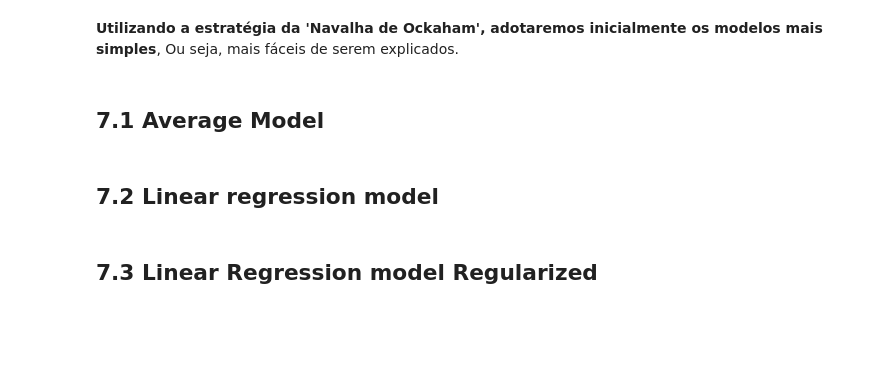
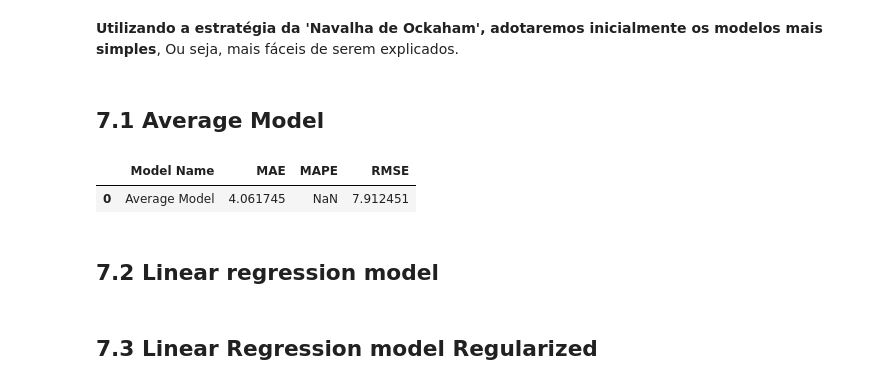
Before and after one commit to KaissonFerreira/forecast_net_revenue, a Jupyter notebook: notebooks/1.0_kf_eda.ipynb, the cells around one changed output. Cells and saved outputs as stored; diff of their text form; code cells hidden in the pictures; blank space fills up the shorter version.

Commit message:
Baseline

```diff
--- a/notebooks/1.0_kf_eda.ipynb
+++ b/notebooks/1.0_kf_eda.ipynb
@@ -535,7 +554,7 @@ df6 = df5.copy()
 * Seleção por Subset (Wrapper Methods)
 # %%
 # Filtrando variáveis dependentes
-df6 = df6.drop(columns=['week','customer_id',
+df6 = df6.drop(columns=['week',
                         'weekofyear','deductions',
                         'weekofyear_num','month'],axis=1)
 # %% [markdown]
@@ -545,3 +566,5 @@ df6 = df6.drop(columns=['week','customer_id',
 # %%
 df_train = df6[df6['date'] < '2015-06-30']
 df_test = df6[df6['date'] > '2015-06-30']
+
+y_test = df_test['net_revenue'].values
@@ -551,6 +582,34 @@ df_test = df6[df6['date'] > '2015-06-30']
 **Utilizando a estratégia da 'Navalha de Ockaham', adotaremos inicialmente os modelos mais simples**, Ou seja, mais fáceis de serem explicados.
 # %% [markdown]
 ## 7.1 Average Model
+# %%
+def mean_absolute_percentage_error(y,yhat):
+    mape = np.mean(np.abs((y - yhat)/y))
+    return mape
+
+def ml_error(name_model, y, yhat):
+    mae = mean_absolute_error(y,yhat)
+    mape = mean_absolute_percentage_error(y,yhat)
+    rmse = np.sqrt(mean_squared_error(y,yhat))
+
+    return pd.DataFrame({'Model Name': name_model,
+                        'MAE': mae, #Erro médio absoluto
+                        'MAPE': mape,  # Percentual do erro médio absoluto
+                        'RMSE': rmse}, index=[0]) # Raíz quadrada do erro médio
+# %%
+aux1 = df_test.copy()
+
+# Predictions
+aux2 = aux1[['customer_id','net_revenue']].groupby('customer_id').mean().reset_index().rename(columns={'net_revenue':'predictions'})
+aux3 = pd.merge(aux1, aux2, how='left', on='customer_id')
+yhat_baseline = aux3['predictions'].values
+
+# performance
+baseline_result = ml_error('Average Model', y_test, yhat_baseline)
+baseline_result
+# %% [output]
+|  | Model Name | MAE | MAPE | RMSE |
+| 0 | Average Model | 4.061745 | NaN | 7.912451 |
 # %% [markdown]
 ## 7.2 Linear regression model
 # %% [markdown]
```
Also changed, not shown: parts of 12 cells of this notebook, 2 other files.
